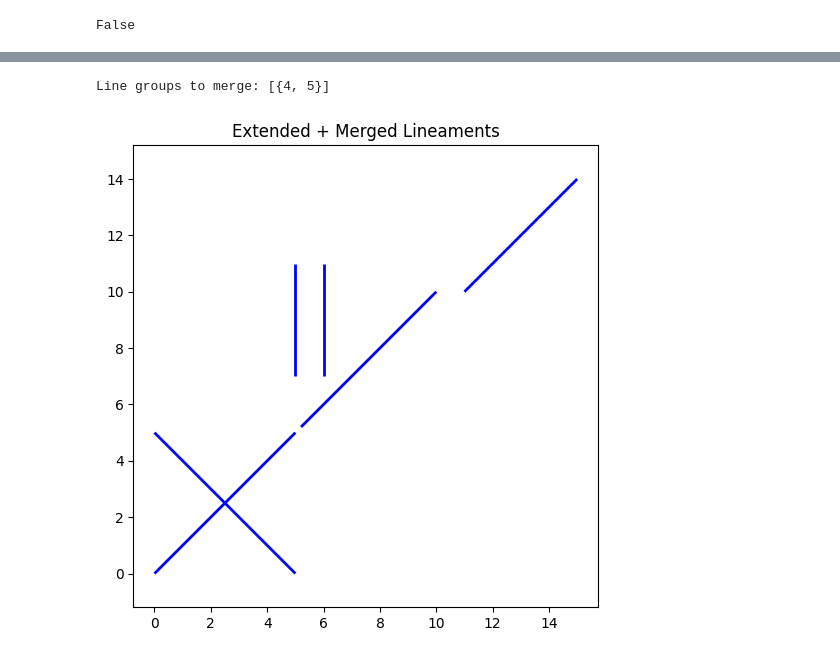
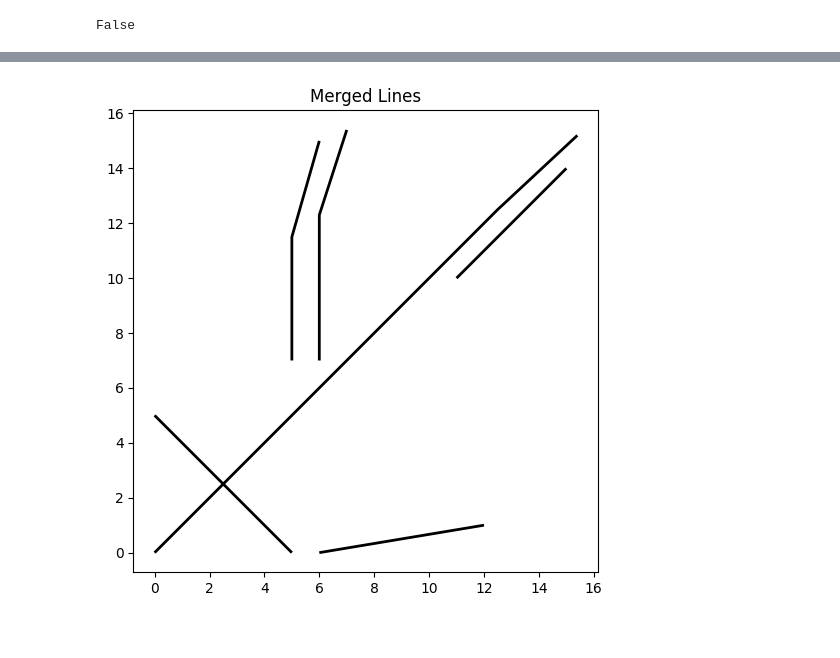
Before and after one commit to Ryan3Lima/Lineaments_python, a Jupyter notebook: line_connection.ipynb, the cells around one changed output, grey strips where cells are left out. Cells and saved outputs as stored; diff of their text form; code cells hidden in the pictures.

```diff
--- a/line_connection.ipynb
+++ b/line_connection.ipynb
@@ -273,12 +262,0 @@ plt.show()
-# %%
-import networkx as nx
-
-# Build graph from merge pairs
-G = nx.Graph()
-G.add_edges_from(merge_pairs)
-
-# Each connected component is a group of indices to merge
-groups = list(nx.connected_components(G))
-print("Line groups to merge:", groups)
-# %% [output]
-Line groups to merge: [{4, 5}]
@@ -301,10 +263,19 @@ final_lines = merged_lines + unmerged_lines
-# %%
-merged_gdf = gpd.GeoDataFrame(geometry=final_lines)
-
-fig, ax = plt.subplots(figsize=(6, 6))
-merged_gdf.plot(ax=ax, color='blue', linewidth=2)
-plt.title("Extended + Merged Lineaments")
-plt.axis('equal')
-plt.show()
-# %% [output]
-[figure, removed]
+# %%
+def connect_lines_by_bridge(lines_to_merge):
+    endpoints = []
+    for ln in lines_to_merge:
+        endpoints.append(Point(ln.coords[0]))
+        endpoints.append(Point(ln.coords[-1]))
+
+    min_dist = float("inf")
+    pair = (None, None)
+    for i in range(len(endpoints)):
+        for j in range(i+1, len(endpoints)):
+            d = endpoints[i].distance(endpoints[j])
+            if d < min_dist:
+                min_dist = d
+                pair = (endpoints[i], endpoints[j])
+
+    connector = LineString([pair[0], pair[1]])
+    combined = unary_union(lines_to_merge + [connector])
+    return linemerge(combined), connector
@@ -310,0 +315,20 @@ plt.show()
+# %%
+new_merged_lines = locally_merge_lines(lines, search_dist=10.0, angle_thresh=20, collinearity_thresh=0.5)
+gdf_new = gpd.GeoDataFrame(geometry=new_merged_lines)
+# %%
+# Plot the lines
+fig, ax = plt.subplots(figsize=(6, 6))
+gdf_new.plot(ax=ax, color='black', linewidth=2)
+
+#labels = ['0', '1', '2', '3', '4', '5','6','7','8']  # Labels for the lines
+
+# Annotate each line with its label
+for idx, line in enumerate(gdf_new.geometry):
+    x, y = line.coords[0]  # Get the starting point of the line
+    #ax.annotate(labels[idx], (x, y), color='blue', fontsize=12, weight='bold')
+
+plt.title("Merged Lines")
+plt.axis('equal')
+plt.show()
+# %% [output]
+[figure, added]
```
Also changed, not shown: parts of 14 cells of this notebook, 3 other files.
